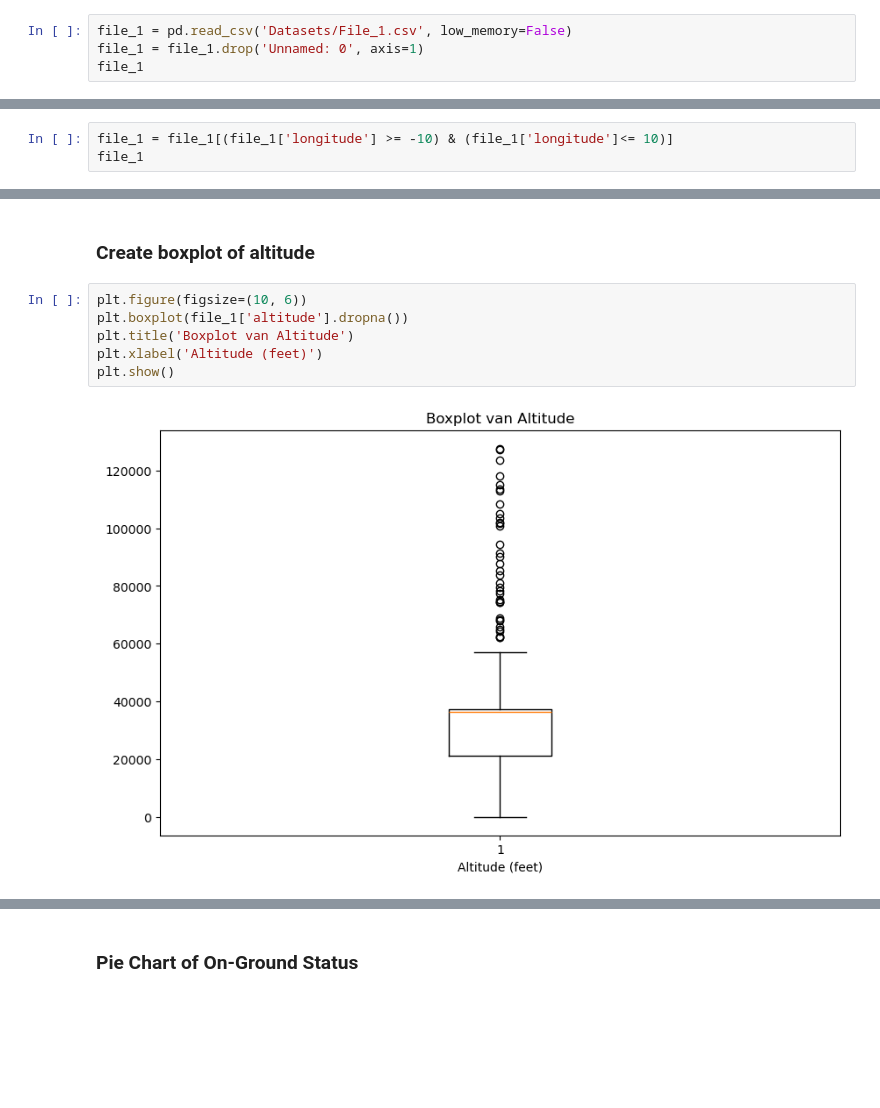
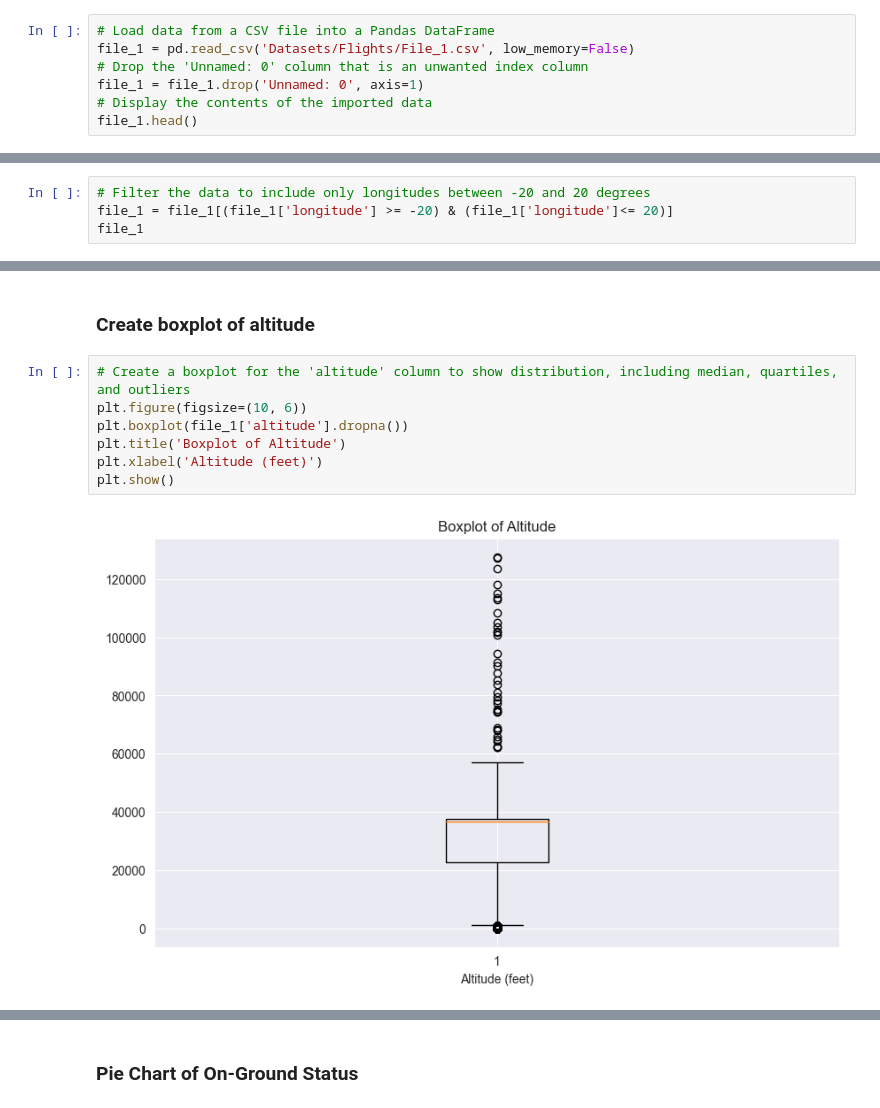
Before and after one commit to Jarifa/FOE_Group_3, a Jupyter notebook: Data_Visualisation.ipynb, the cells around one changed output, grey strips where cells are left out. Drawn from its saved outputs; the diff is of its cells as text; blank space fills up the shorter version.

```diff
--- a/Data_Visualisation.ipynb
+++ b/Data_Visualisation.ipynb
@@ -10,8 +10,11 @@ import seaborn as sns
 # %% [markdown]
 ### Import file
 # %%
-file_1 = pd.read_csv('Datasets/File_1.csv', low_memory=False)
+# Load data from a CSV file into a Pandas DataFrame
+file_1 = pd.read_csv('Datasets/Flights/File_1.csv', low_memory=False)
+# Drop the 'Unnamed: 0' column that is an unwanted index column
 file_1 = file_1.drop('Unnamed: 0', axis=1)
-file_1
+# Display the contents of the imported data
+file_1.head()
 # %% [output]
 |  | timestamp | icao24 | latitude | longitude | ground_speed | track | vertical_rate | callsign | onground | ... |
@@ -87,7 +86,8 @@ file_1
 | 1083773 | 2022-10-30 22:09:39 | 484133 | 52.305061 | 4.769783 | 141.226646 | 183.247343 | 0.0 | KLM76T | False | ... |
 1083774 rows × 16 columns
 # %%
-file_1 = file_1[(file_1['longitude'] >= -10) & (file_1['longitude']<= 10)]
+# Filter the data to include only longitudes between -20 and 20 degrees
+file_1 = file_1[(file_1['longitude'] >= -20) & (file_1['longitude']<= 20)]
 file_1
 # %% [output]
 |  | timestamp | icao24 | latitude | longitude | ground_speed | track | vertical_rate | callsign | onground | ... |
@@ -117,11 +119,12 @@ plt.show()
 # %% [markdown]
 ### Create boxplot of altitude
 # %%
+# Create a boxplot for the 'altitude' column to show distribution, including median, quartiles, and outliers
 plt.figure(figsize=(10, 6))
 plt.boxplot(file_1['altitude'].dropna())
-plt.title('Boxplot van Altitude')
+plt.title('Boxplot of Altitude')
 plt.xlabel('Altitude (feet)')
 plt.show()
 # %% [output]
-[figure, old version]
+[figure, new version]
 # %%
```
Also changed, not shown: parts of 21 cells of this notebook, 8 other files.
